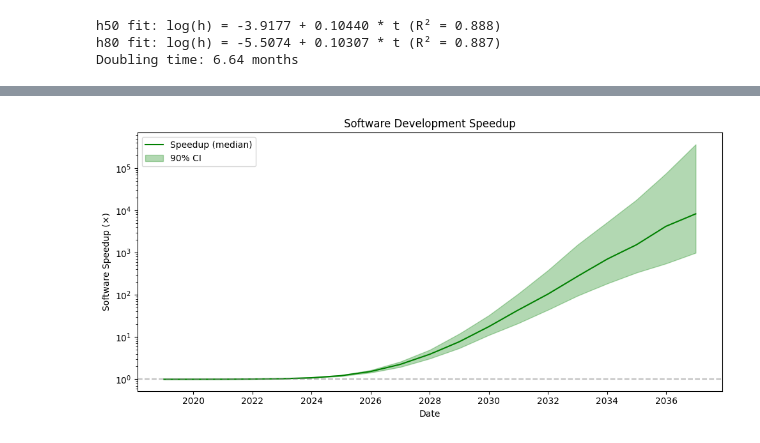
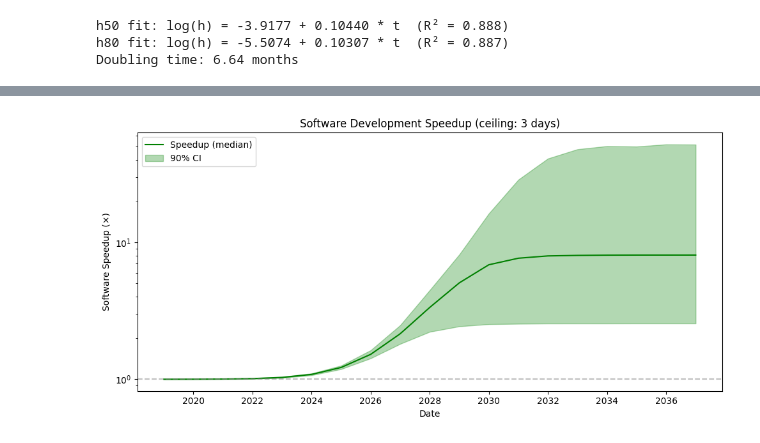
Before and after one commit to danwahl/robotics-2037, a Jupyter notebook: main.ipynb, the cells around one changed output, grey strips where cells are left out. Saved outputs shown, nothing was run; the diff lists cells and outputs as text; code cells hidden in the pictures.

Commit message:
Add logistic fit option to METR

```diff
--- a/main.ipynb
+++ b/main.ipynb
@@ -30,27 +30,8 @@ dates = [date(y, 1, 1) for y in years]
 t_months = [(d - fit.base_date).days / 30.44 for d in dates]
 n_samples = 500
 
-# %% Cell 4 - Plot h50 and h80 over time
-fig, ax = plt.subplots(figsize=(10, 6))
-
-# Data points
-ax.scatter(df["release_date"], df["p50_horizon"], alpha=0.6, label="p50 data", zorder=3)
-ax.scatter(df["release_date"], df["p80_horizon"], alpha=0.6, label="p80 data", zorder=3, marker="x")
-
-# Sample horizons at each date
-h50_samples = np.array([fit.sample_horizons(t, n=n_samples)[0] for t in t_months])
-h80_samples = np.array([fit.sample_horizons(t, n=n_samples)[1] for t in t_months])
-
-h50_median = np.median(h50_samples, axis=1)
-h80_median = np.median(h80_samples, axis=1)
-
-ax.plot(dates, h50_median, "b-", label="h50 fit")
-ax.plot(dates, h80_median, "r-", label="h80 fit")
-
-ax.set_yscale("log")
-ax.set_xlabel("Date")
-ax.set_ylabel("Horizon (minutes)")
-ax.set_title("METR Task Horizons Over Time")
-ax.legend()
-plt.tight_layout()
-plt.show()
+# Ceiling options (set to None for exponential, or a value/distribution for logistic)
+# ceiling = None  # exponential (unbounded)
+# ceiling = 30 * 24 * 60  # fixed: 1 month
+# ceiling = sq.lognorm(7 * 24 * 60, 90 * 24 * 60) @ n_samples  # uncertain: 1 week to 3 months
+ceiling = sq.lognorm(8 * 60, 30 * 24 * 60) @ n_samples
@@ -72,7 +88,10 @@ for i, year in enumerate(years):
 
     # Median success probability at each task length
     probs = np.array(
-        [np.median(fit.success_probability(task, t, n=n_samples)) for task in task_range_min]
+        [
+            np.median(fit.success_probability(task, t, n=n_samples, ceiling=ceiling))
+            for task in task_range_min
+        ]
     )
     ax.plot(task_range_min, probs, color=colors[i], alpha=0.8)
 
@@ -103,7 +122,7 @@ total_volume = np.sum(task_durations)
 rows = []
 for d, t in zip(dates, t_months):
     # Sample horizons once per date
-    h50, h80 = fit.sample_horizons(t, n=n_samples)
+    h50, h80 = fit.sample_horizons(t, n=n_samples, ceiling=ceiling)
     k = np.log(0.25) / np.log(h80 / h50)
 
     for i in range(n_samples):
@@ -169,23 +188,29 @@ print(summary.to_string(index=False))
 # %%
 fig, ax = plt.subplots(figsize=(10, 5))
 
 ax.plot(summary["date"], summary["speedup_median"], "g-", label="Speedup (median)")
 ax.fill_between(
     summary["date"],
     summary["speedup_p5"],
     summary["speedup_p95"],
     alpha=0.3,
     color="green",
     label="90% CI",
 )
 ax.set_yscale("log")
 ax.set_xlabel("Date")
 ax.set_ylabel("Software Speedup (×)")
-ax.set_title("Software Development Speedup")
+
+title = "Software Development Speedup"
+if ceiling is not None:
+    ceil_val = ceiling if isinstance(ceiling, (int, float)) else np.median(ceiling)
+    title += f" (ceiling: {ceil_val / 60 / 24:.0f} days)"
+ax.set_title(title)
+
 ax.legend(loc="upper left")
 ax.axhline(y=1, color="gray", linestyle="--", alpha=0.5)
 
 plt.tight_layout()
 plt.show()
 # %% [output]
-[figure, old version]
+[figure, new version]
```
Also changed, not shown: parts of 5 cells of this notebook, 2 other files.
